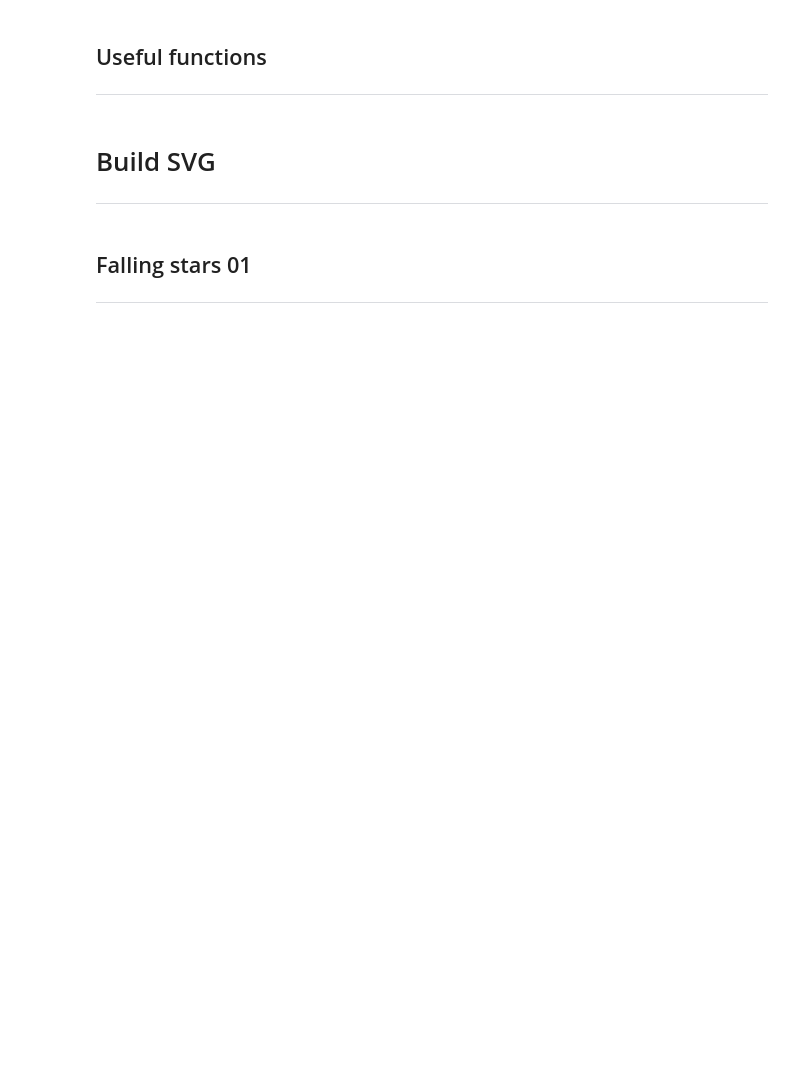
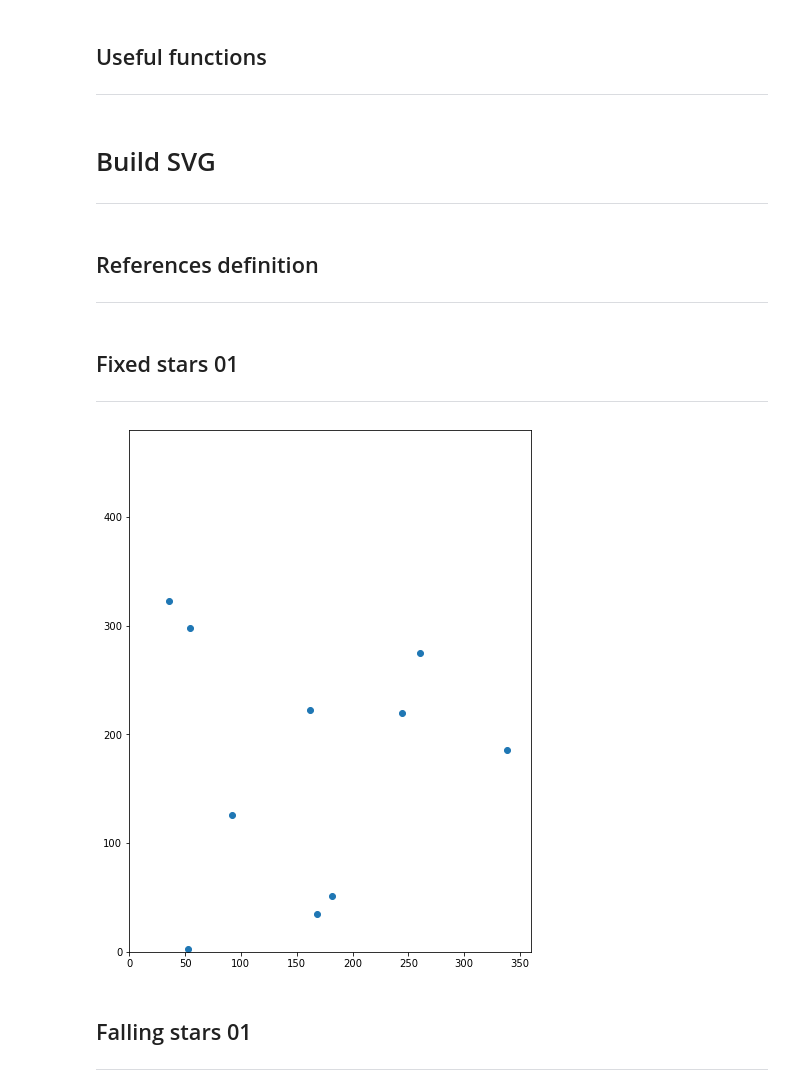
Before and after one commit to diegoinacio/diegoinacio, a Jupyter notebook: image_procedures.ipynb, the cells around one changed output. Cells and saved outputs as stored; diff of their text form; code cells hidden in the pictures; blank space fills up the shorter version.

```diff
--- a/image_procedures.ipynb
+++ b/image_procedures.ipynb
@@ -25,3 +25,6 @@ SVG = '<?xml version="1.0" encoding="utf-8"?>\n'
 SVG += '<!DOCTYPE svg PUBLIC "-//W3C//DTD SVG 1.1//EN" "http://www.w3.org/Graphics/SVG/1.1/DTD/svg11.dtd">\n'
 # %%
 SVG += f'<svg id="image" width="{WIDTH}px" height="{HEIGHT}px" xmlns="http://www.w3.org/2000/svg" xmlns:xlink="http://www.w3.org/1999/xlink">'
+# %% [markdown]
+## References definition
+---
@@ -27,0 +94,18 @@ SVG += f'<svg id="image" width="{WIDTH}px" height="{HEIGHT}px" xmlns="http://www
+# %% [markdown]
+## Fixed stars 01
+---
+# %%
+fig, ax = plt.subplots(1, 1, figsize=(36/5, 48/5))
+
+N = 10
+np.random.seed(sum([ord(e) for e in list('Fixed Stars 01')]))
+x = np.random.random(N)*WIDTH
+y = np.random.random(N)*HEIGHT
+
+ax.scatter(x, HEIGHT - y)
+ax.set_xlim([0, WIDTH])
+ax.set_ylim([0, HEIGHT])
+
+plt.show()
+# %% [output]
+[figure, added]
```
Also changed, not shown: parts of 11 cells of this notebook.
